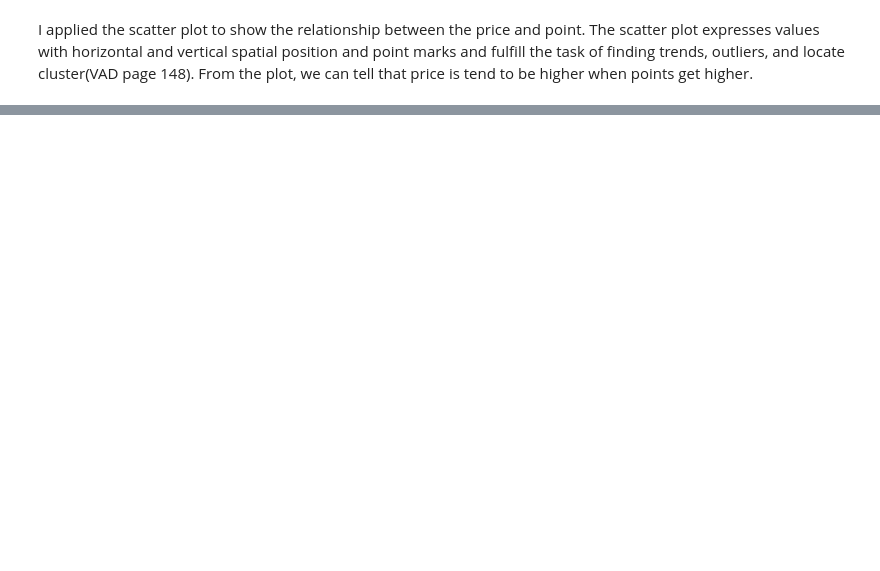
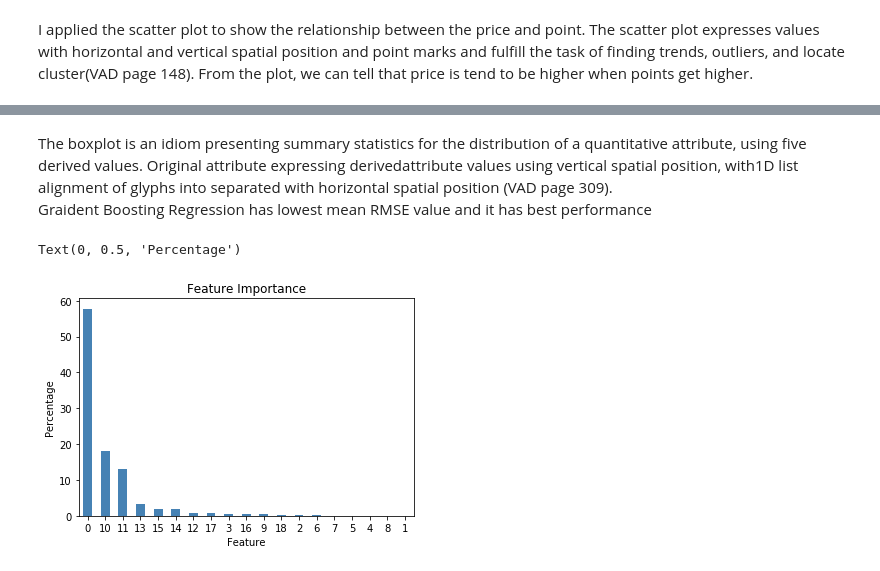
Before and after one commit to ada1121/ds5500, a Jupyter notebook: Real-world Data Science-Applications of Visualization.ipynb, the cells around one changed output, grey strips where cells are left out. Saved outputs shown, nothing was run; the diff lists cells and outputs as text; code cells hidden in the pictures; blank space fills up the shorter version.

```diff
--- a/Real-world Data Science-Applications of Visualization.ipynb
+++ b/Real-world Data Science-Applications of Visualization.ipynb
@@ -60,0 +146,5 @@ From the plot, we can tell that price is tend to be higher when points get highe
+# %%
+# Instantiate encoder/scaler
+scaler = StandardScaler()
+train[['price','points']] = scaler.fit_transform(train[['price','points']])
+test[['price','points']] = scaler.transform(test[['price','points']])
@@ -60,0 +210,5 @@ From the plot, we can tell that price is tend to be higher when points get highe
+# %%
+# Fit with the most optimal
+ridge_op = Ridge(alpha=37.82)
+ridge_op.fit(test_x, test_validate)
+print(np.sqrt(mean_squared_error(ridge_op.predict(test_x),test_validate)))
@@ -60,0 +287,14 @@ From the plot, we can tell that price is tend to be higher when points get highe
+# %% [markdown]
+The boxplot is an idiom presenting summary statistics for the distribution of a quantitative attribute, using five derived values. Original attribute expressing derivedattribute values using vertical spatial position, with1D list alignment of glyphs into separated with horizontal spatial position (VAD page 309).
+Graident Boosting Regression has lowest mean RMSE value and it has best performance
+# %%
+importance = gbr_op.feature_importances_
+importance = 100 *importance / importance.sum()
+importance = pd.DataFrame(importance)
+importance[0].sort_values(ascending=False).plot.bar(color='steelblue',rot=0)
+plt.title("Feature Importance")
+plt.xlabel("Feature")
+plt.ylabel("Percentage")
+# %% [output]
+Text(0, 0.5, 'Percentage')
+[figure, added]
```
Also changed, not shown: parts of 35 cells of this notebook.
